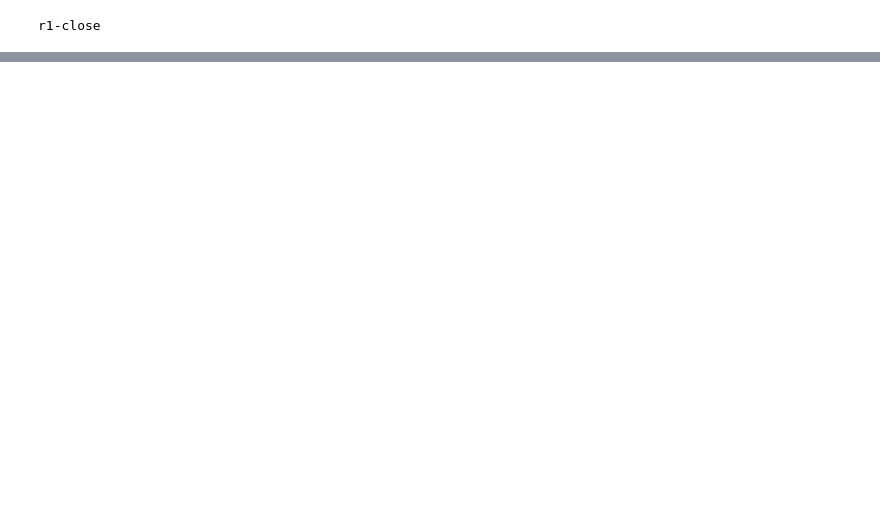
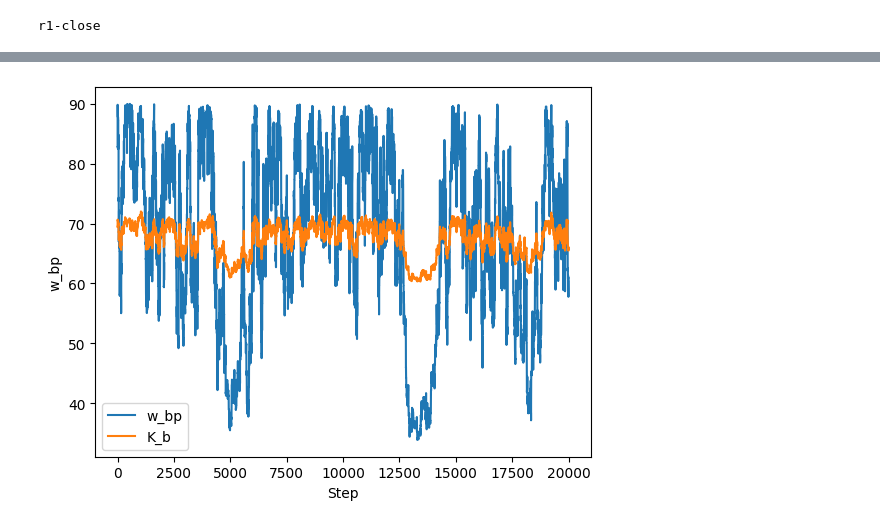
Before and after one commit to yangjun9095/OpposingGradients_Analysis, a Jupyter notebook: PythonMCMC_OppGrad/MCMC_1BS.ipynb, the cells around one changed output, grey strips where cells are left out. Cells and saved outputs as stored; diff of their text form; code cells hidden in the pictures; blank space fills up the shorter version.

```diff
--- a/PythonMCMC_OppGrad/MCMC_1BS.ipynb
+++ b/PythonMCMC_OppGrad/MCMC_1BS.ipynb
@@ -174,3 +179,14 @@ plt.show()
+# %%
+# Plot single w_bp walker
+fig, ax = plt.subplots()
+ax.plot(sampler.chain[0,:,3], label='w_bp')
+ax.plot(sampler.chain[0,:,2], label='K_b')
+ax.set_xlabel('Step')
+ax.set_ylabel('w_bp')
+plt.legend()
+plt.show()
+# %% [output]
+[figure, added]
 # %%
 #### Runt WT fit using Runt Null parameters ####
 # Set up the sampler
```
Also changed, not shown: parts of 8 cells of this notebook, 1 other file.
